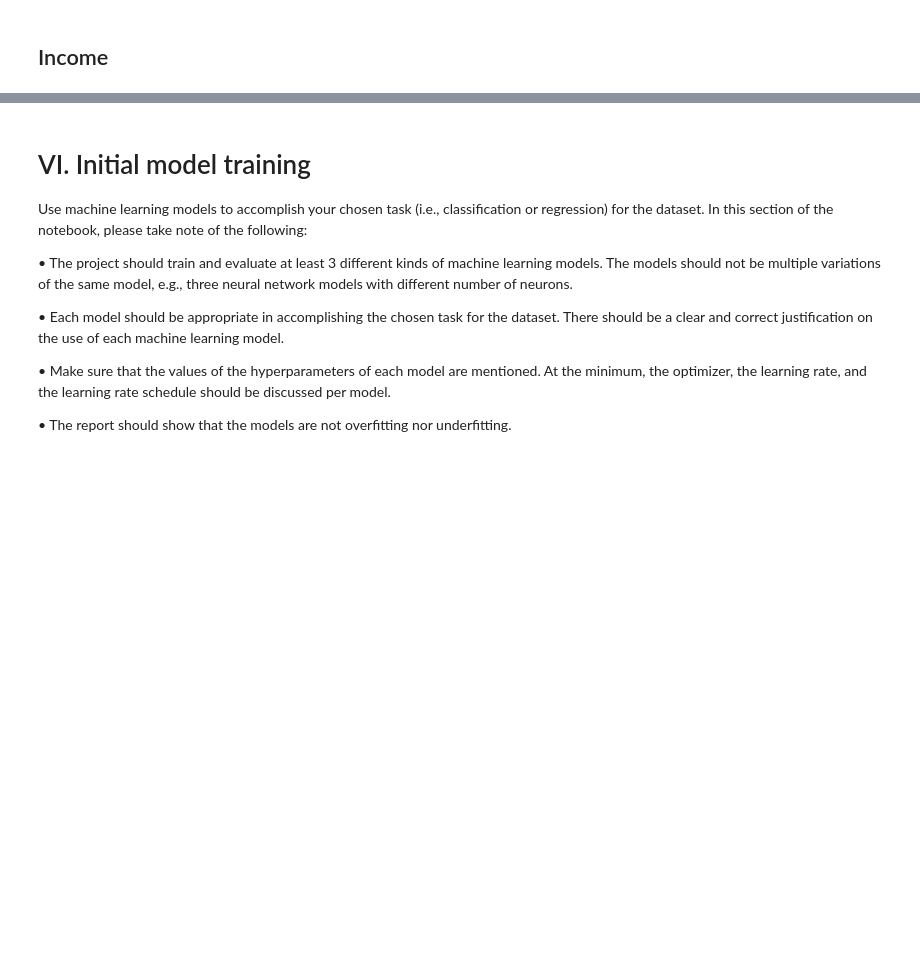
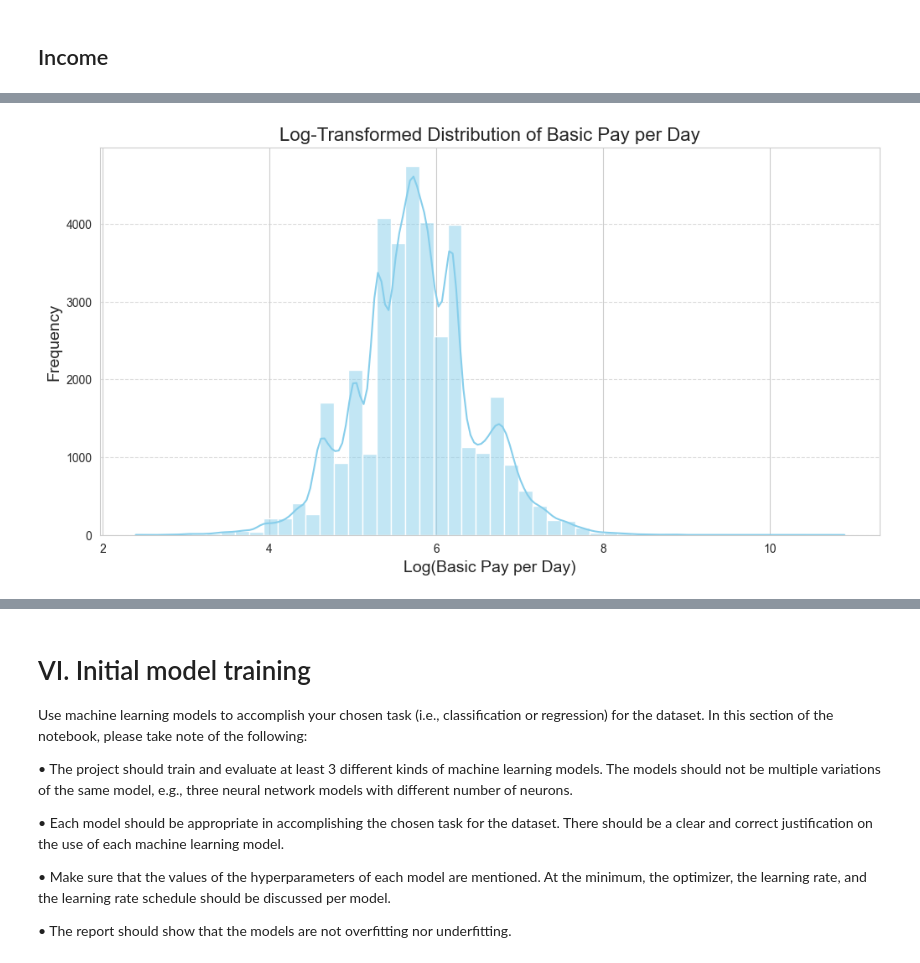
Before and after one commit to keishaleigh/STINTSYMCO, a Jupyter notebook: notebook.ipynb, the cells around one changed output, grey strips where cells are left out. Saved outputs shown, nothing was run; the diff lists cells and outputs as text; code cells hidden in the pictures; blank space fills up the shorter version.

```diff
--- a/notebook.ipynb
+++ b/notebook.ipynb
@@ -465,0 +462,27 @@ add
+# %%
+# Remove missing values
+laborforce_df = laborforce_df.dropna(subset=['PUFC25_PBASIC'])
+
+# Convert column to numeric (if not already)
+laborforce_df['PUFC25_PBASIC'] = pd.to_numeric(laborforce_df['PUFC25_PBASIC'], errors='coerce')
+
+# Apply log transformation to normalize the distribution
+laborforce_df['log_PBASIC'] = np.log1p(laborforce_df['PUFC25_PBASIC'])  # log(1 + x) to handle zeros
+
+plt.figure(figsize=(12,6))
+sns.histplot(
+    data=laborforce_df,
+    x='log_PBASIC',
+    bins=50,
+    kde=True,  # Show KDE for better visualization
+    color='skyblue',
+    stat='count'
+)
+
+plt.title('Log-Transformed Distribution of Basic Pay per Day', fontsize=16)
+plt.xlabel('Log(Basic Pay per Day)', fontsize=14)
+plt.ylabel('Frequency', fontsize=14)
+plt.grid(axis='y', linestyle='--', alpha=0.7)
+plt.show()
+# %% [output]
+[figure, added]
```
Also changed, not shown: parts of 7 cells of this notebook.
